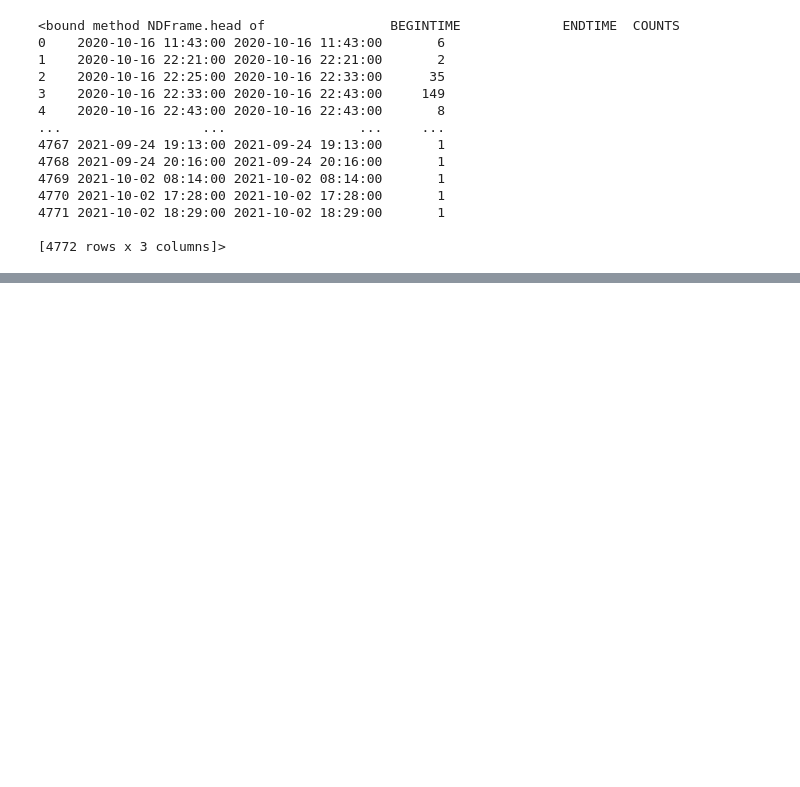
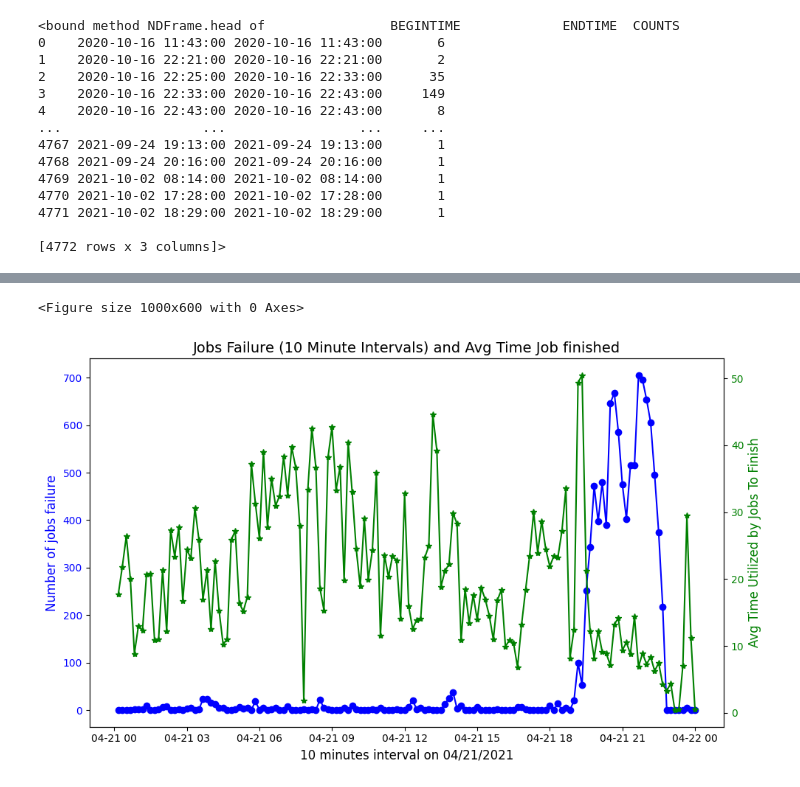
Before and after one commit to nss-data-science-cohort-8/accre-mashed-potatoes, a Jupyter notebook: notebooks/Data Exploration CE5.ipynb, the cells around one changed output, grey strips where cells are left out. Drawn from its saved outputs; the diff is of its cells as text; code cells hidden in the pictures; blank space fills up the shorter version.

Commit message:
combined ce5-6 and accres

```diff
--- a/notebooks/Data Exploration CE5.ipynb
+++ b/notebooks/Data Exploration CE5.ipynb
@@ -901,0 +1071,2 @@ ce5_timeSlice_df
+# %%
+ce5_ce6_combined_df = ce5_ce6_combined_df.set_index(['BEGINTIME','ENDTIME'])
@@ -901,0 +1175,16 @@ ce5_timeSlice_df
+# %%
+jobs['jobTimeProportion'] = jobs['USEDTIMEMIN'] / jobs['REQTIMEMIN'] * 100
+job_time_check_df = jobs[['BEGIN','END','isSeverError','isClientError','jobTimeProportion','STATE']].copy()
+job_time_check_df = job_time_check_df.sort_values(by='END').reset_index(drop=True)
+# %%
+focusRecords_df = job_time_check_df[(
+    job_time_check_df['jobTimeProportion'] <= 80
+) & (
+    job_time_check_df['END'] >= '2021-04-21 00:00:00'
+) & (
+    job_time_check_df['END'] <= '2021-04-22 23:59:59'
+)][['END','jobTimeProportion']]
+
+focusRecords_df.sort_values(by='END').reset_index(drop=True)
+focusRecords_df = focusRecords_df.set_index('END')
+focusRecords_df
@@ -901,0 +1263,2 @@ ce5_timeSlice_df
+# %%
+ce_acre_merge_df = pd.merge(left=ce5_ce6_focus_df,right=Accre_timeSlice_df,how='inner', on=['BEGINTIME','ENDTIME'])
@@ -901,0 +1285,26 @@ ce5_timeSlice_df
+# %%
+import matplotlib.pyplot as plt
+import pandas as pd
+
+time_series = pd.date_range(start="2021-04-21 00:00:00", periods=10, freq="10T")
+plt.figure(figsize=(10, 6))
+
+fig, ax1 = plt.subplots(figsize=(10, 6))
+
+ax1.plot(ce_acre_merge_df['ENDTIME'], ce_acre_merge_df['COUNTS'], marker='o', color='b', label='jobs failure')
+ax1.set_xlabel('10 minutes interval on 04/21/2021', fontsize=12)
+ax1.set_ylabel('Number of jobs failure', fontsize=12, color='b')
+ax1.tick_params(axis='y', labelcolor='b')
+
+ax2 = ax1.twinx()
+ax2.plot(ce_acre_merge_df['ENDTIME'], ce_acre_merge_df['AvgCompletionTime'], marker='*', color='g', label='Counts 2')
+ax2.set_ylabel('Avg Time Utilized by Jobs To Finish', fontsize=12, color='g')
+ax2.tick_params(axis='y', labelcolor='g')
+
+plt.title('Jobs Failure (10 Minute Intervals) and Avg Time Job finished', fontsize=14)
+
+fig.tight_layout()
+plt.show()
+# %% [output]
+<Figure size 1000x600 with 0 Axes>
+[figure, added]
```
Also changed, not shown: parts of 18 cells of this notebook.
